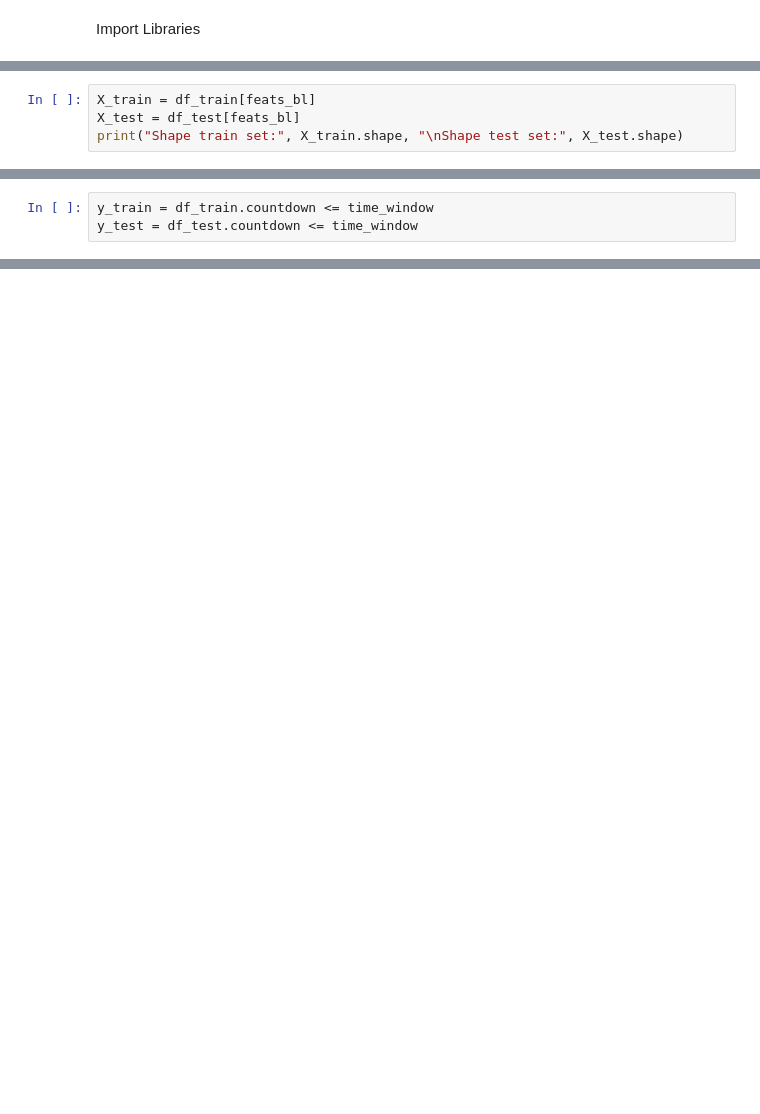
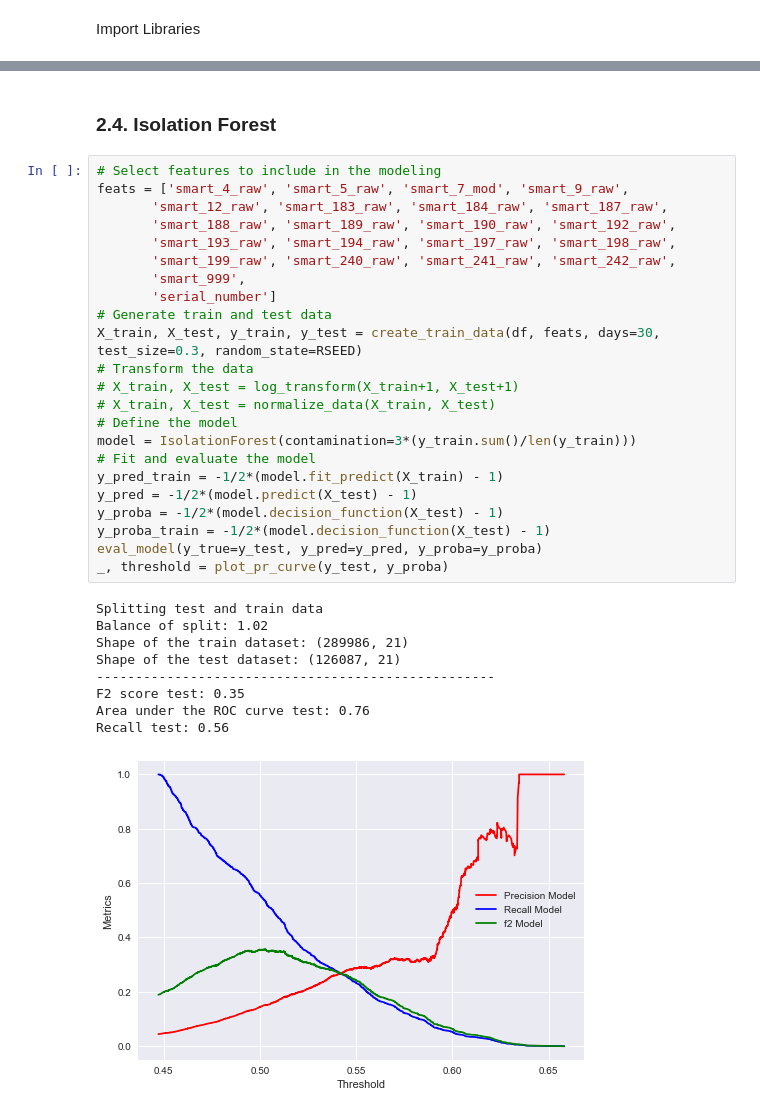
Before and after one commit to wcmphysics/DataScienceBootcamp-Capstone, a Jupyter notebook: notebooks/felix-modeling.ipynb, the cells around one changed output, grey strips where cells are left out. Saved outputs shown, nothing was run; the diff lists cells and outputs as text; blank space fills up the shorter version.

```diff
--- a/notebooks/felix-modeling.ipynb
+++ b/notebooks/felix-modeling.ipynb
@@ -103,4 +13,0 @@ Generate dataframes from the drive lists
-# %%
-X_train = df_train[feats_bl]
-X_test = df_test[feats_bl]
-print("Shape train set:", X_train.shape, "\nShape test set:", X_test.shape)
@@ -112,3 +13,0 @@ Generate targets: `True` if `countdown` is smaller than our time window, `False`
-# %%
-y_train = df_train.countdown <= time_window
-y_test = df_test.countdown <= time_window
@@ -270,0 +437,35 @@ To sum up, our baseline model seems to be able to make an educated guess on our
+# %% [markdown]
+### 2.4. Isolation Forest
+# %%
+# Select features to include in the modeling
+feats = ['smart_4_raw', 'smart_5_raw', 'smart_7_mod', 'smart_9_raw',
+       'smart_12_raw', 'smart_183_raw', 'smart_184_raw', 'smart_187_raw',
+       'smart_188_raw', 'smart_189_raw', 'smart_190_raw', 'smart_192_raw',
+       'smart_193_raw', 'smart_194_raw', 'smart_197_raw', 'smart_198_raw',
+       'smart_199_raw', 'smart_240_raw', 'smart_241_raw', 'smart_242_raw',
+       'smart_999',
+       'serial_number']
+# Generate train and test data
+X_train, X_test, y_train, y_test = create_train_data(df, feats, days=30, test_size=0.3, random_state=RSEED)
+# Transform the data
+# X_train, X_test = log_transform(X_train+1, X_test+1)
+# X_train, X_test = normalize_data(X_train, X_test)
+# Define the model
+model = IsolationForest(contamination=3*(y_train.sum()/len(y_train)))
+# Fit and evaluate the model
+y_pred_train = -1/2*(model.fit_predict(X_train) - 1)
+y_pred = -1/2*(model.predict(X_test) - 1)
+y_proba = -1/2*(model.decision_function(X_test) - 1)
+y_proba_train = -1/2*(model.decision_function(X_test) - 1)
+eval_model(y_true=y_test, y_pred=y_pred, y_proba=y_proba)
+_, threshold = plot_pr_curve(y_test, y_proba)
+# %% [output]
+Splitting test and train data
+Balance of split: 1.02
+Shape of the train dataset: (289986, 21)
+Shape of the test dataset: (126087, 21)
+---------------------------------------------------
+F2 score test: 0.35
+Area under the ROC curve test: 0.76
+Recall test: 0.56
+[figure, added]
```
Also changed, not shown: parts of 69 cells of this notebook.
